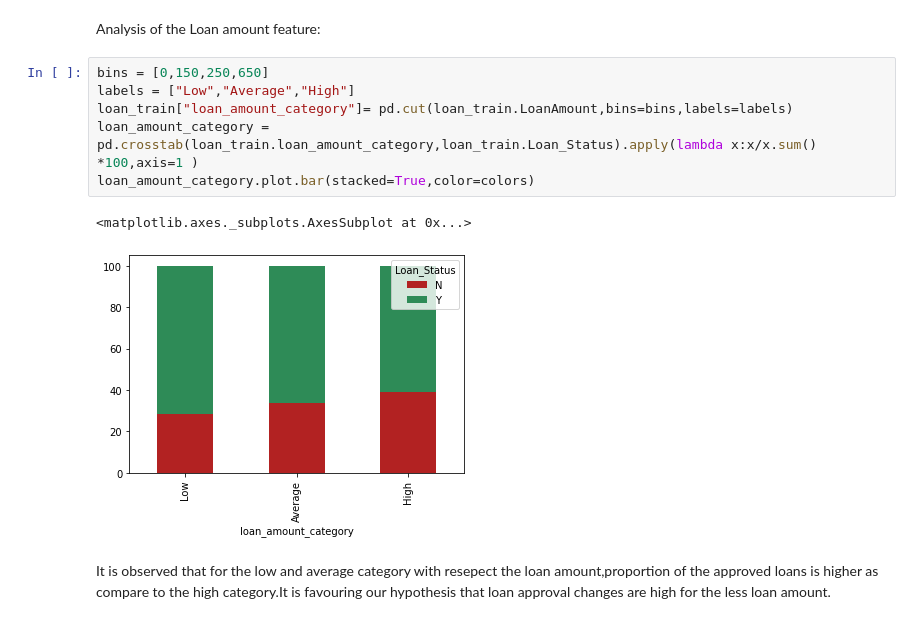
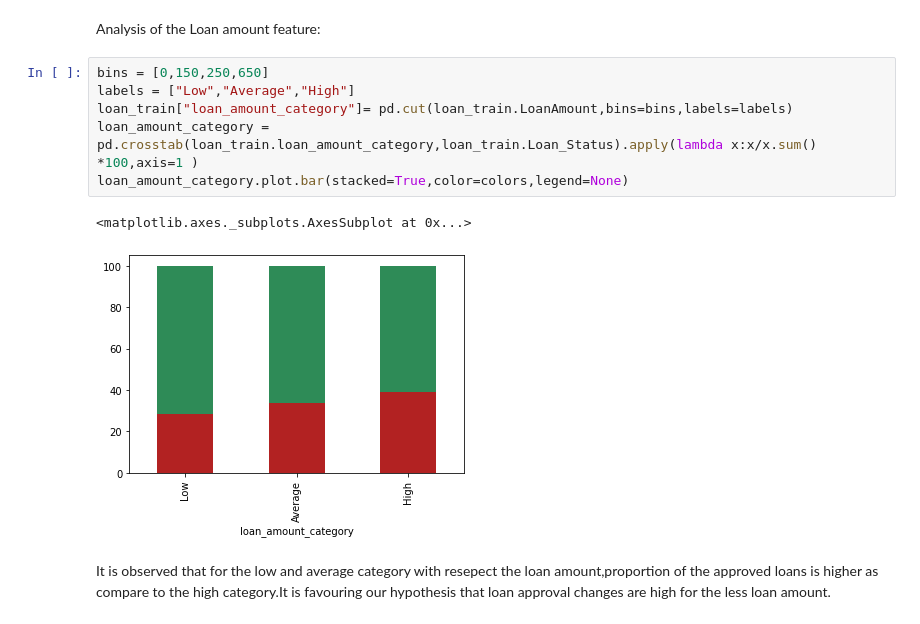
Before and after one commit to ankitshrivastava2910/ML-Projects-using-python, a Jupyter notebook: Bank Loan Prediction Using Clustering.ipynb, the cells around one changed output. Cells and saved outputs as stored; diff of their text form.

```diff
--- a/Bank Loan Prediction Using Clustering.ipynb
+++ b/Bank Loan Prediction Using Clustering.ipynb
@@ -333,12 +334,12 @@ Analysis of the Loan amount feature:
 # %%
 bins = [0,150,250,650]
 labels = ["Low","Average","High"]
 loan_train["loan_amount_category"]= pd.cut(loan_train.LoanAmount,bins=bins,labels=labels)
 loan_amount_category = pd.crosstab(loan_train.loan_amount_category,loan_train.Loan_Status).apply(lambda x:x/x.sum() *100,axis=1 )
-loan_amount_category.plot.bar(stacked=True,color=colors)
+loan_amount_category.plot.bar(stacked=True,color=colors,legend=None)
 # %% [output]
 <matplotlib.axes._subplots.AxesSubplot at 0x...>
-[figure, old version]
+[figure, new version]
 # %% [markdown]
 It is observed that for the low and average category with resepect the loan amount,proportion of the approved loans is higher
 as compare to the high category.It is favouring our hypothesis that loan approval changes are high for the less loan amount.
```
Also changed, not shown: parts of 19 cells of this notebook.
